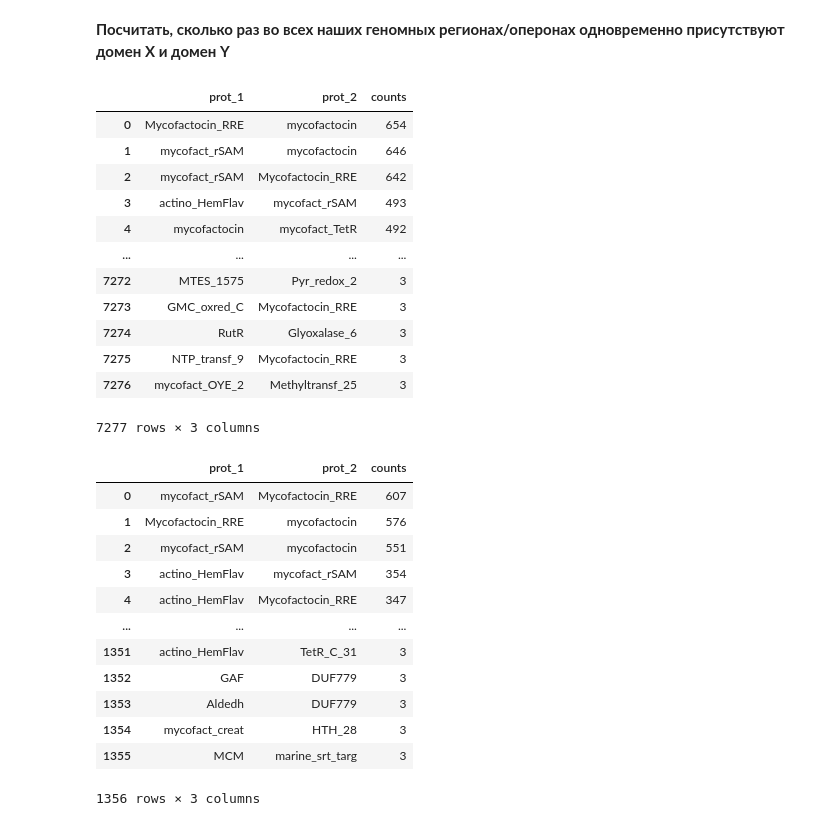
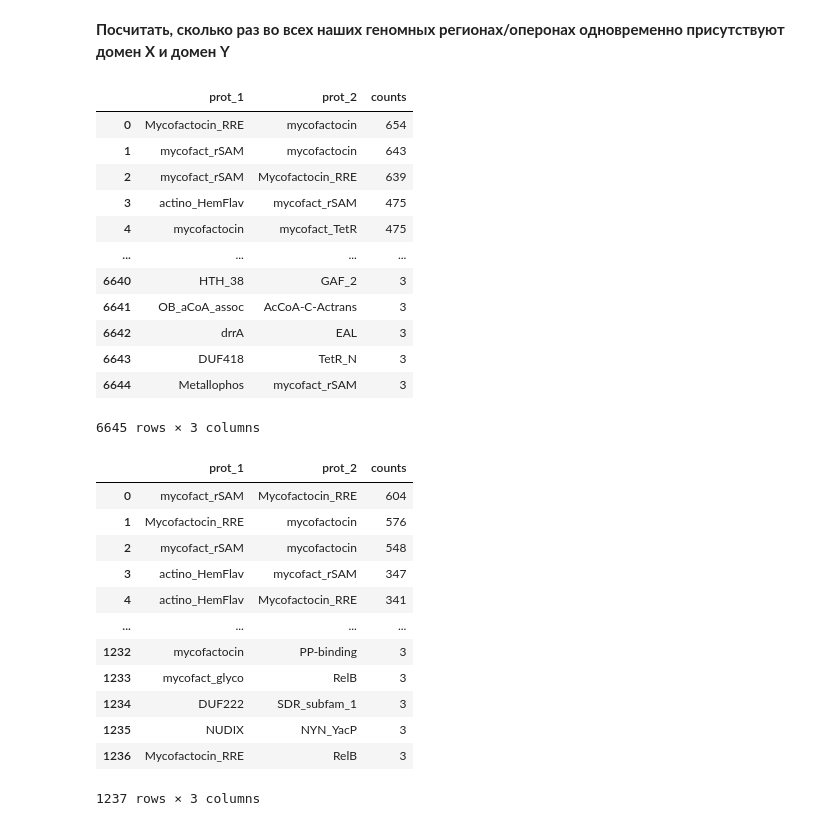
Before and after one commit to marfadita/mycofactocin, a Jupyter notebook: mftb/hmm_for_domains/counts/domain_arch_counts.ipynb, the cells around one changed output. Saved outputs shown, nothing was run; the diff lists cells and outputs as text; code cells hidden in the pictures.

```diff
--- a/mftb/hmm_for_domains/counts/domain_arch_counts.ipynb
+++ b/mftb/hmm_for_domains/counts/domain_arch_counts.ipynb
@@ -264,42 +264,47 @@ __Посчитать, сколько раз во всех наших геном
 # %%
 domain_counts_regions = dict()
 for ind in tqdm(dom_region.index):
-    buffer = dom_region.loc[ind,:]
-    pair_order_list = itertools.combinations(buffer['domains'], 2)
+    buffer = dom_region.loc[ind,:]['domains']
+    pair_order_list = set(itertools.combinations(buffer, 2))
     for pair in pair_order_list:
+        if pair[0] == pair[1]:
+            continue
         if pair not in domain_counts_regions and pair[::-1] not in domain_counts_regions:
             domain_counts_regions[pair] = 1
         elif pair in domain_counts_regions:
             domain_counts_regions[pair] += 1
         elif pair[::-1] in domain_counts_regions:
             domain_counts_regions[pair[::-1]] += 1
 
 domain_counts_regions = pd.DataFrame({'prot_1':[key[0] for key in domain_counts_regions.keys()],'prot_2':[key[1] for key in domain_counts_regions.keys()], 'counts':domain_counts_regions.values()})
 domain_counts_regions = domain_counts_regions.sort_values(by = ['counts'], ascending=False).reset_index(drop=True)
 domain_counts_regions = domain_counts_regions[domain_counts_regions['counts'] >= 3]
 domain_counts_regions
 # %% [output]
 |  | prot_1 | prot_2 | counts |
 | 0 | Mycofactocin_RRE | mycofactocin | 654 |
-| 1 | mycofact_rSAM | mycofactocin | 646 |
-| 2 | mycofact_rSAM | Mycofactocin_RRE | 642 |
-| 3 | actino_HemFlav | mycofact_rSAM | 493 |
-| 4 | mycofactocin | mycofact_TetR | 492 |
+| 1 | mycofact_rSAM | mycofactocin | 643 |
+| 2 | mycofact_rSAM | Mycofactocin_RRE | 639 |
+| 3 | actino_HemFlav | mycofact_rSAM | 475 |
+| 4 | mycofactocin | mycofact_TetR | 475 |
 | ... | ... | ... | ... |
-| 7272 | MTES_1575 | Pyr_redox_2 | 3 |
-| 7273 | GMC_oxred_C | Mycofactocin_RRE | 3 |
-| 7274 | RutR | Glyoxalase_6 | 3 |
-| 7275 | NTP_transf_9 | Mycofactocin_RRE | 3 |
-| 7276 | mycofact_OYE_2 | Methyltransf_25 | 3 |
+| 6640 | HTH_38 | GAF_2 | 3 |
+| 6641 | OB_aCoA_assoc | AcCoA-C-Actrans | 3 |
+| 6642 | drrA | EAL | 3 |
+| 6643 | DUF418 | TetR_N | 3 |
+| 6644 | Metallophos | mycofact_rSAM | 3 |
-7277 rows × 3 columns
+6645 rows × 3 columns
 # %%
 #domain_counts_regions.to_csv('/home/niagara/Storage/Marfa/M_Zakirova/projects/mycofactocin/mftb/hmm_parsed_domain/counts/domains_pair_regions.csv')
 # %%
 domain_counts_operons = dict()
 for ind in tqdm(dom_operon.index):
-    buffer = dom_operon.loc[ind,:]
-    pair_order_list = itertools.combinations(buffer['domains'], 2)#все пары генов для данного query
+    buffer = dom_operon.loc[ind,:]['domains']
+
+    pair_order_list = set(itertools.combinations(buffer, 2))
     for pair in pair_order_list:
+        if pair[0] == pair[1]:
+            continue
         if pair not in domain_counts_operons and pair[::-1] not in domain_counts_operons:
             domain_counts_operons[pair] = 1
         elif pair in domain_counts_operons:
@@ -313,17 +318,17 @@ domain_counts_operons = domain_counts_operons[domain_counts_operons['counts'] >=
 domain_counts_operons
 # %% [output]
 |  | prot_1 | prot_2 | counts |
-| 0 | mycofact_rSAM | Mycofactocin_RRE | 607 |
+| 0 | mycofact_rSAM | Mycofactocin_RRE | 604 |
 | 1 | Mycofactocin_RRE | mycofactocin | 576 |
-| 2 | mycofact_rSAM | mycofactocin | 551 |
-| 3 | actino_HemFlav | mycofact_rSAM | 354 |
-| 4 | actino_HemFlav | Mycofactocin_RRE | 347 |
+| 2 | mycofact_rSAM | mycofactocin | 548 |
+| 3 | actino_HemFlav | mycofact_rSAM | 347 |
+| 4 | actino_HemFlav | Mycofactocin_RRE | 341 |
 | ... | ... | ... | ... |
-| 1351 | actino_HemFlav | TetR_C_31 | 3 |
-| 1352 | GAF | DUF779 | 3 |
-| 1353 | Aldedh | DUF779 | 3 |
-| 1354 | mycofact_creat | HTH_28 | 3 |
-| 1355 | MCM | marine_srt_targ | 3 |
+| 1232 | mycofactocin | PP-binding | 3 |
+| 1233 | mycofact_glyco | RelB | 3 |
+| 1234 | DUF222 | SDR_subfam_1 | 3 |
+| 1235 | NUDIX | NYN_YacP | 3 |
+| 1236 | Mycofactocin_RRE | RelB | 3 |
-1356 rows × 3 columns
+1237 rows × 3 columns
 # %%
 #domain_counts_operons.to_csv('/home/niagara/Storage/Marfa/M_Zakirova/projects/mycofactocin/mftb/hmm_parsed_domain/counts/domains_pair_operons.csv')
```
Also changed, not shown: parts of 14 cells of this notebook.
